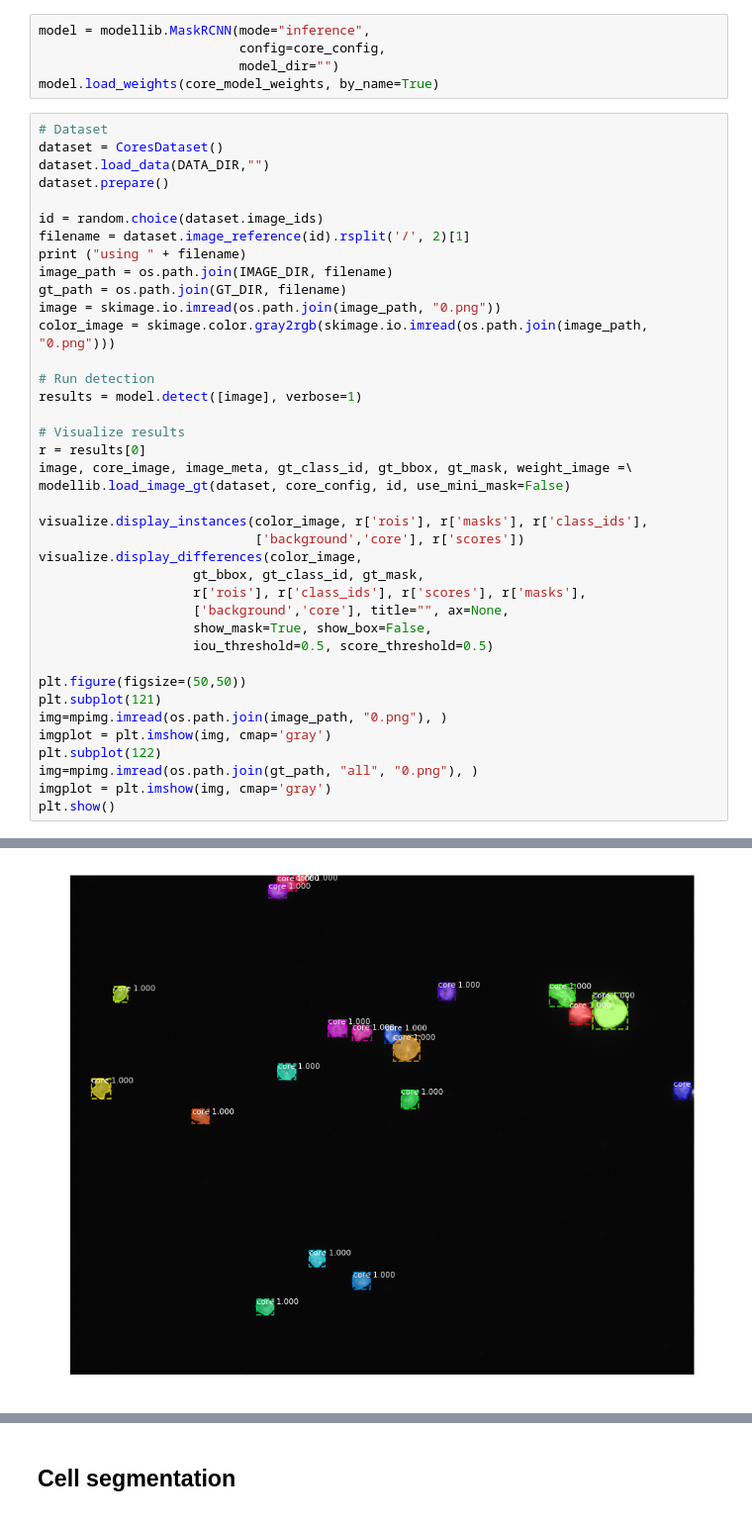
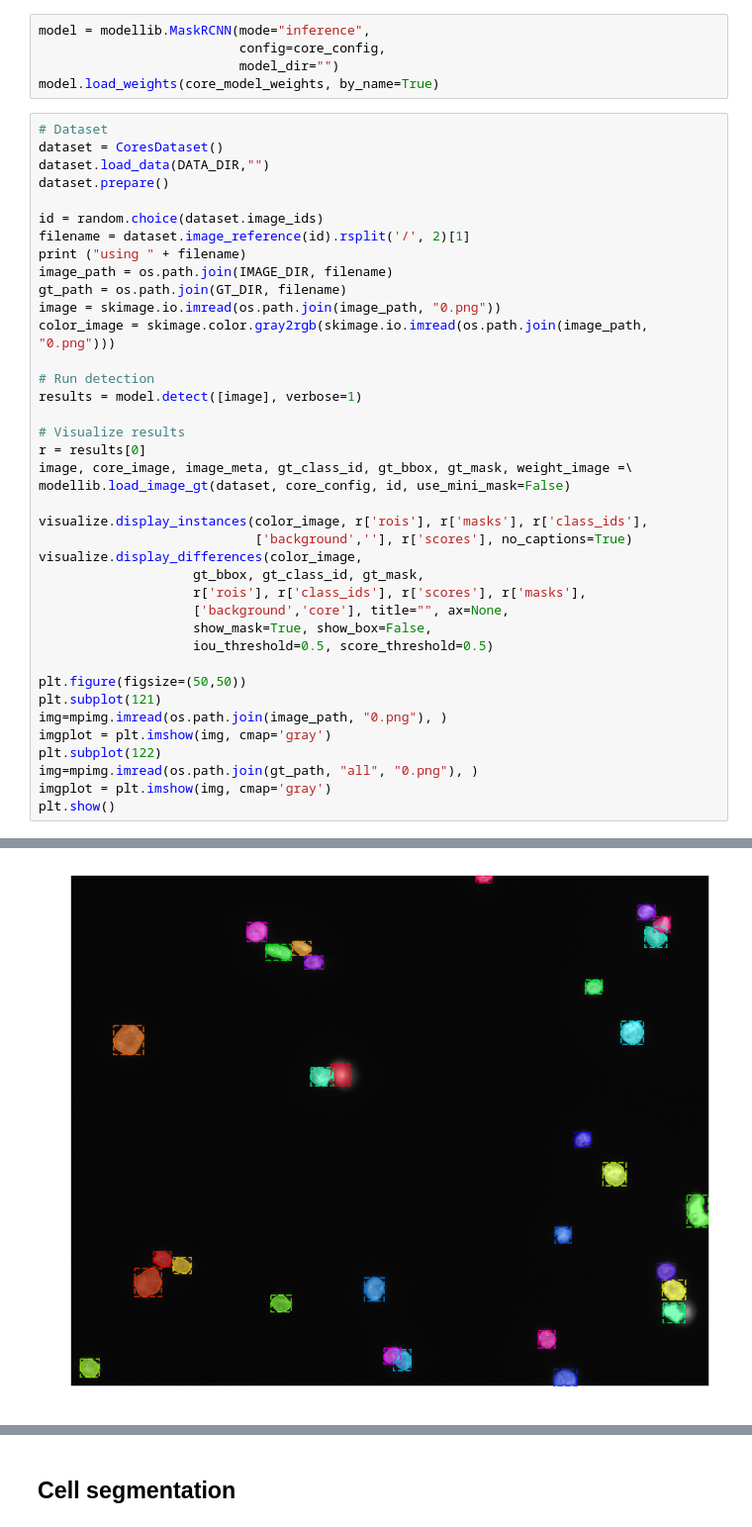
Before and after one commit to umr-ds/feature_pyramid_fusion, a Jupyter notebook: samples/cells_and_cores/segmentation_demo.ipynb, the cells around one changed output, grey strips where cells are left out. Shown at 99% size. Drawn from its saved outputs; the diff is of its cells as text.

```diff
--- a/samples/cells_and_cores/segmentation_demo.ipynb
+++ b/samples/cells_and_cores/segmentation_demo.ipynb
@@ -113,7 +116,7 @@ image, core_image, image_meta, gt_class_id, gt_bbox, gt_mask, weight_image =\
 modellib.load_image_gt(dataset, core_config, id, use_mini_mask=False)
 
 visualize.display_instances(color_image, r['rois'], r['masks'], r['class_ids'],
-                            ['background','core'], r['scores'])
+                            ['background',''], r['scores'], no_captions=True)
 visualize.display_differences(color_image,
                     gt_bbox, gt_class_id, gt_mask,
                     r['rois'], r['class_ids'], r['scores'], r['masks'],
@@ -140 +143 @@ anchors                  shape: (1, 327360, 4)        min:   -0.35390  max:    1
-[figure, old version]
+[figure, new version]
```
Also changed, not shown: parts of 3 cells of this notebook, 1 other file.
